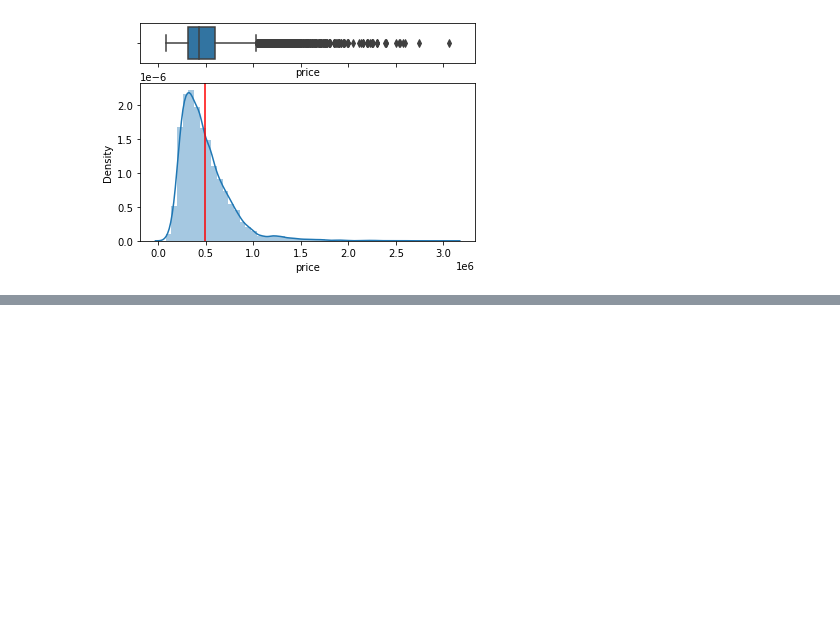
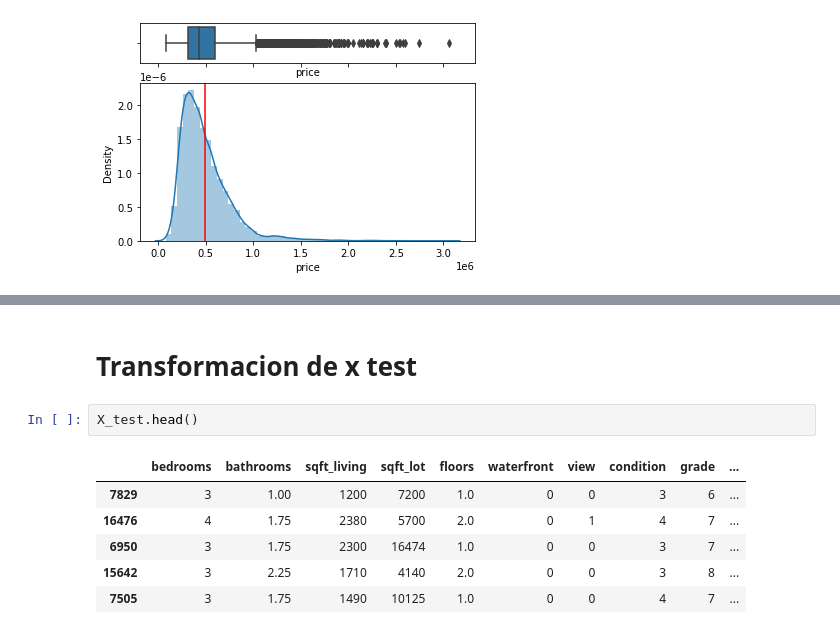
Before and after one commit to William-Roldan/Diplomado_Ciencia_de_datos, a Jupyter notebook: Note book/Primeros pasos, Machine learning.ipynb, the cells around one changed output, grey strips where cells are left out. Saved outputs shown, nothing was run; the diff lists cells and outputs as text; blank space fills up the shorter version.

```diff
--- a/Note book/Primeros pasos, Machine learning.ipynb
+++ b/Note book/Primeros pasos, Machine learning.ipynb
@@ -149,0 +234,11 @@ ax[1].axvline(np.mean(data['price']), color='red')
+# %% [markdown]
+# Transformacion de x test
+# %%
+X_test.head()
+# %% [output]
+|  | bedrooms | bathrooms | sqft_living | sqft_lot | floors | waterfront | view | condition | grade | ... |
+| 7829 | 3 | 1.00 | 1200 | 7200 | 1.0 | 0 | 0 | 3 | 6 | ... |
+| 16476 | 4 | 1.75 | 2380 | 5700 | 2.0 | 0 | 1 | 4 | 7 | ... |
+| 6950 | 3 | 1.75 | 2300 | 16474 | 1.0 | 0 | 0 | 3 | 7 | ... |
+| 15642 | 3 | 2.25 | 1710 | 4140 | 2.0 | 0 | 0 | 3 | 8 | ... |
+| 7505 | 3 | 1.75 | 1490 | 10125 | 1.0 | 0 | 0 | 4 | 7 | ... |
```
Also changed, not shown: parts of 16 cells of this notebook, 18 other files.
